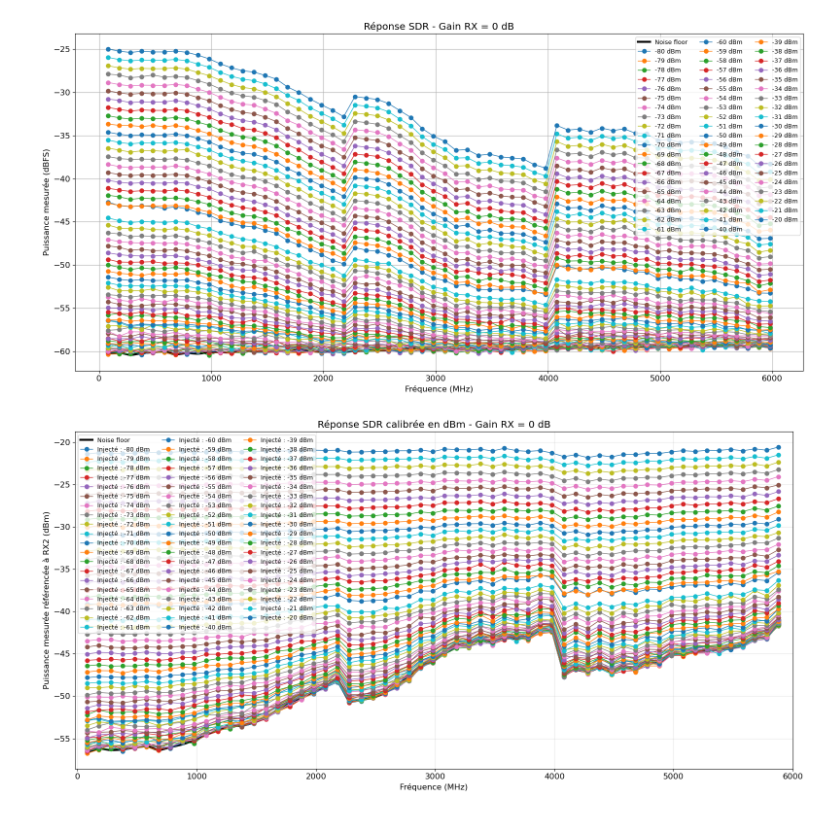
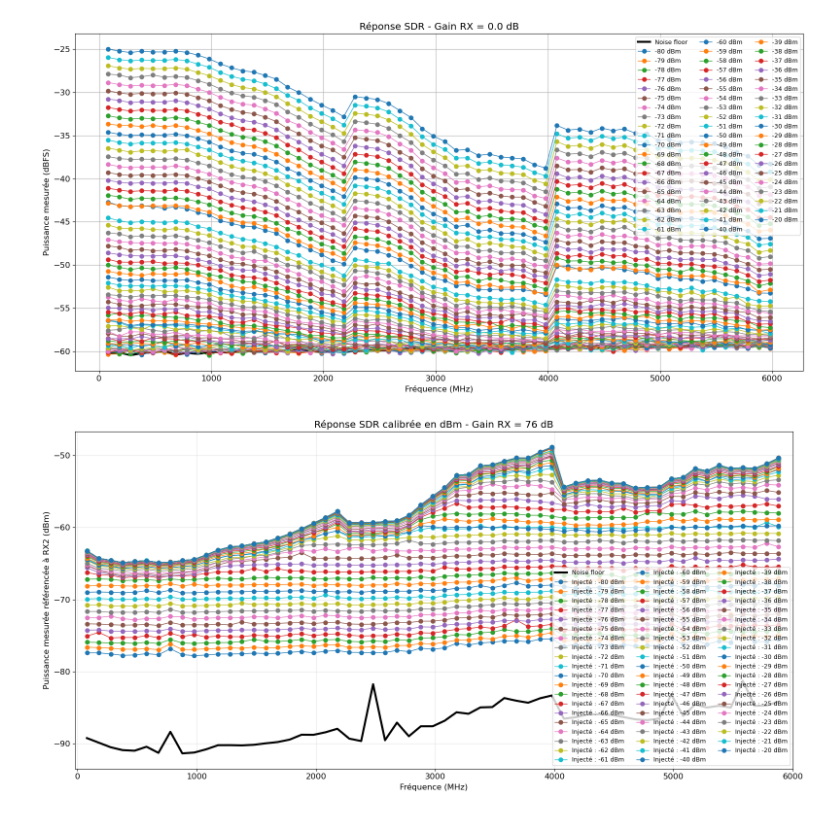
Before and after one commit to yousefBens/SDR_PRPD, a Jupyter notebook: Fi_Wo_Ca_Dy/Check.ipynb, the cells around one changed output. Drawn from its saved outputs; the diff is of its cells as text; code cells hidden in the pictures.

```diff
--- a/Fi_Wo_Ca_Dy/Check.ipynb
+++ b/Fi_Wo_Ca_Dy/Check.ipynb
@@ -108,7 +108,7 @@ import matplotlib.pyplot as plt
 # CONFIGURATION
 # ============================================================
 
-GAIN = 0.0
+GAIN = 76.0
 
 MAX_FREQ_MHZ = 5900.0
 
@@ -347,34 +347,34 @@ plt.title(
 )
 
 plt.xlabel(
     "Fréquence (MHz)"
 )
 
 plt.ylabel(
     "Puissance mesurée référencée à RX2 (dBm)"
 )
 
 # Limite affichage à 5.9 GHz
 plt.xlim(
     gain_points["frequency_mhz"].min()-100,
     6000,
 )
 
 plt.grid(
     True,
     alpha=0.3,
 )
 
 plt.legend(
     ncol=3,
     fontsize=9,
 )
 
 plt.tight_layout()
 
 plt.show()
 # %% [output]
-[figure, old version]
+[figure, new version]
 # %%
 import pickle
 from pathlib import Path
```
Also changed, not shown: parts of 2 cells of this notebook, 2 other files.
